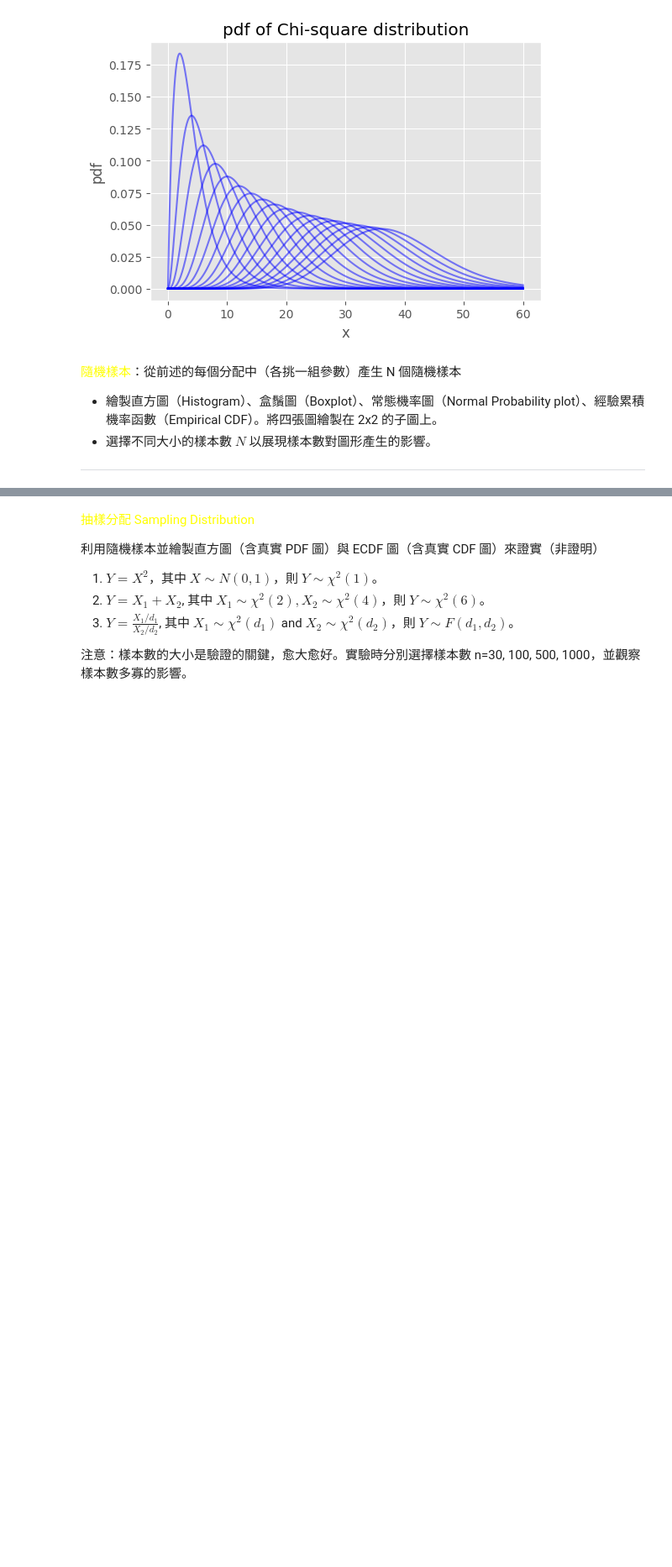
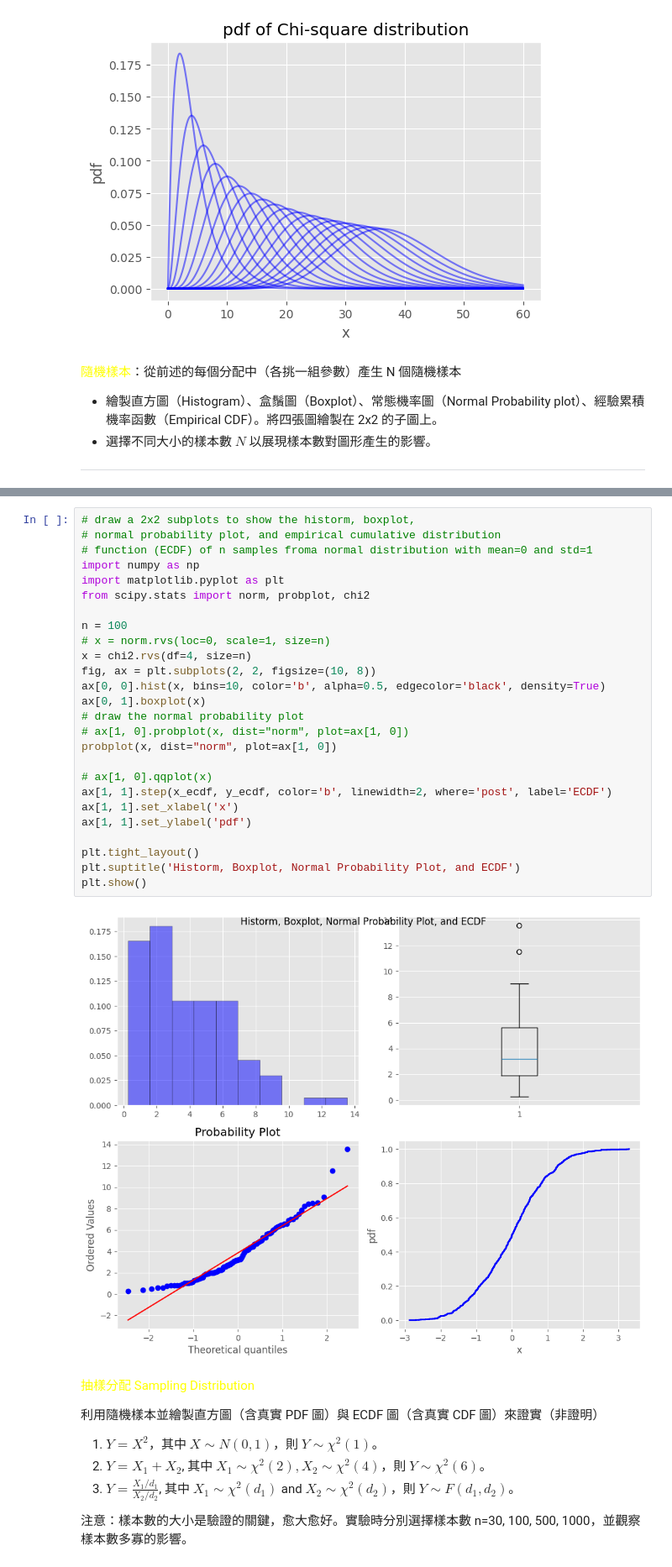
Before and after one commit to ntpuccw/InClassCoding, a Jupyter notebook: gar0923.ipynb, the cells around one changed output, grey strips where cells are left out. Shown at 84% size. Cells and saved outputs as stored; diff of their text form; blank space fills up the shorter version.

```diff
--- a/gar0923.ipynb
+++ b/gar0923.ipynb
@@ -147,3 +193,31 @@ plt.show()
+# %%
+# draw a 2x2 subplots to show the historm, boxplot,
+# normal probability plot, and empirical cumulative distribution
+# function (ECDF) of n samples froma normal distribution with mean=0 and std=1
+import numpy as np
+import matplotlib.pyplot as plt
+from scipy.stats import norm, probplot, chi2
+
+n = 100
+# x = norm.rvs(loc=0, scale=1, size=n)
+x = chi2.rvs(df=4, size=n)
+fig, ax = plt.subplots(2, 2, figsize=(10, 8))
+ax[0, 0].hist(x, bins=10, color='b', alpha=0.5, edgecolor='black', density=True)
+ax[0, 1].boxplot(x)
+# draw the normal probability plot
+# ax[1, 0].probplot(x, dist="norm", plot=ax[1, 0])
+probplot(x, dist="norm", plot=ax[1, 0])
+
+# ax[1, 0].qqplot(x)
+ax[1, 1].step(x_ecdf, y_ecdf, color='b', linewidth=2, where='post', label='ECDF')
+ax[1, 1].set_xlabel('x')
+ax[1, 1].set_ylabel('pdf')
+
+plt.tight_layout()
+plt.suptitle('Historm, Boxplot, Normal Probability Plot, and ECDF')
+plt.show()
+# %% [output]
+[figure, added]
 # %% [markdown]
 <font color="yellow">抽樣分配 Sampling Distribution</font>
 
```
Also changed, not shown: parts of 3 cells of this notebook.
